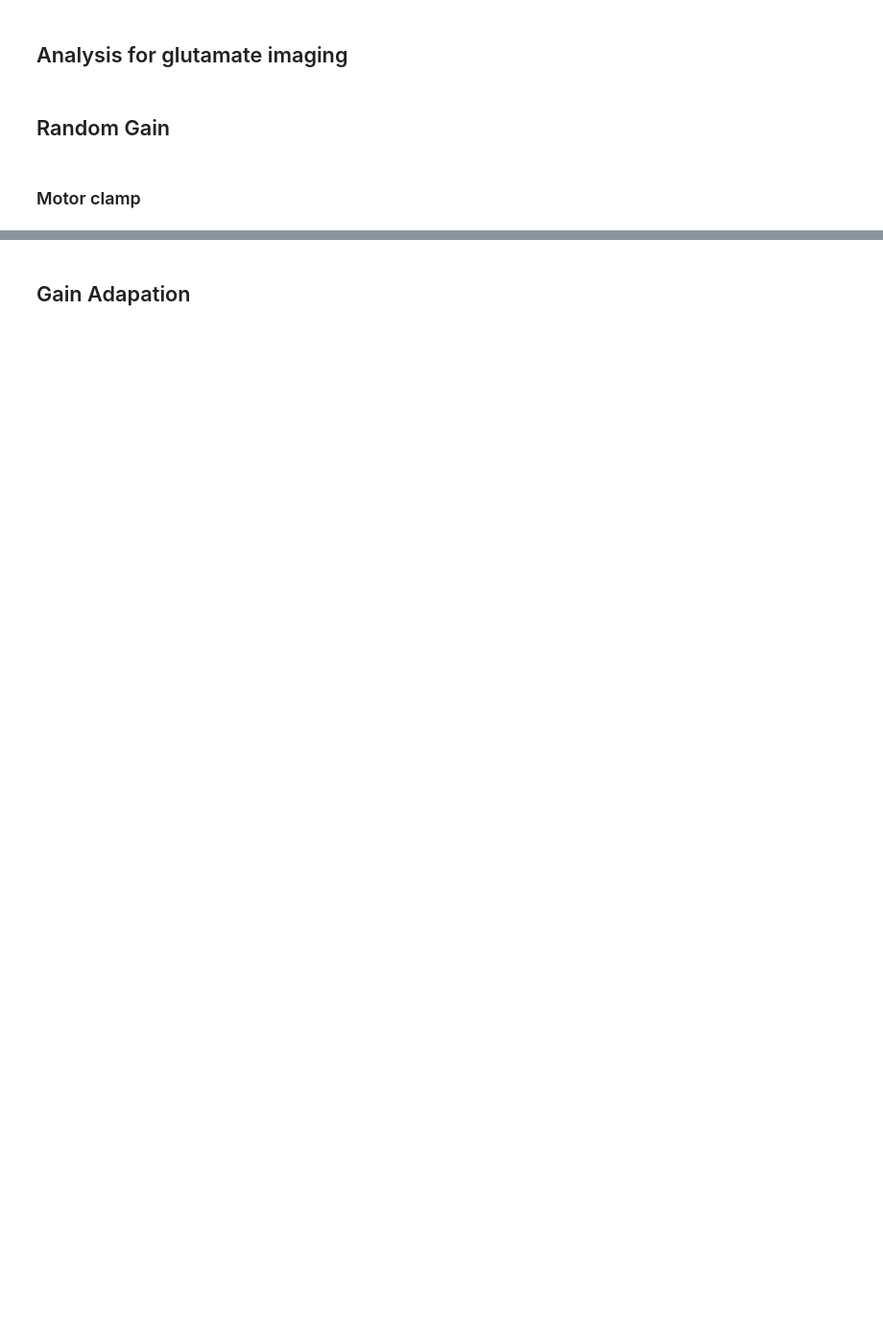
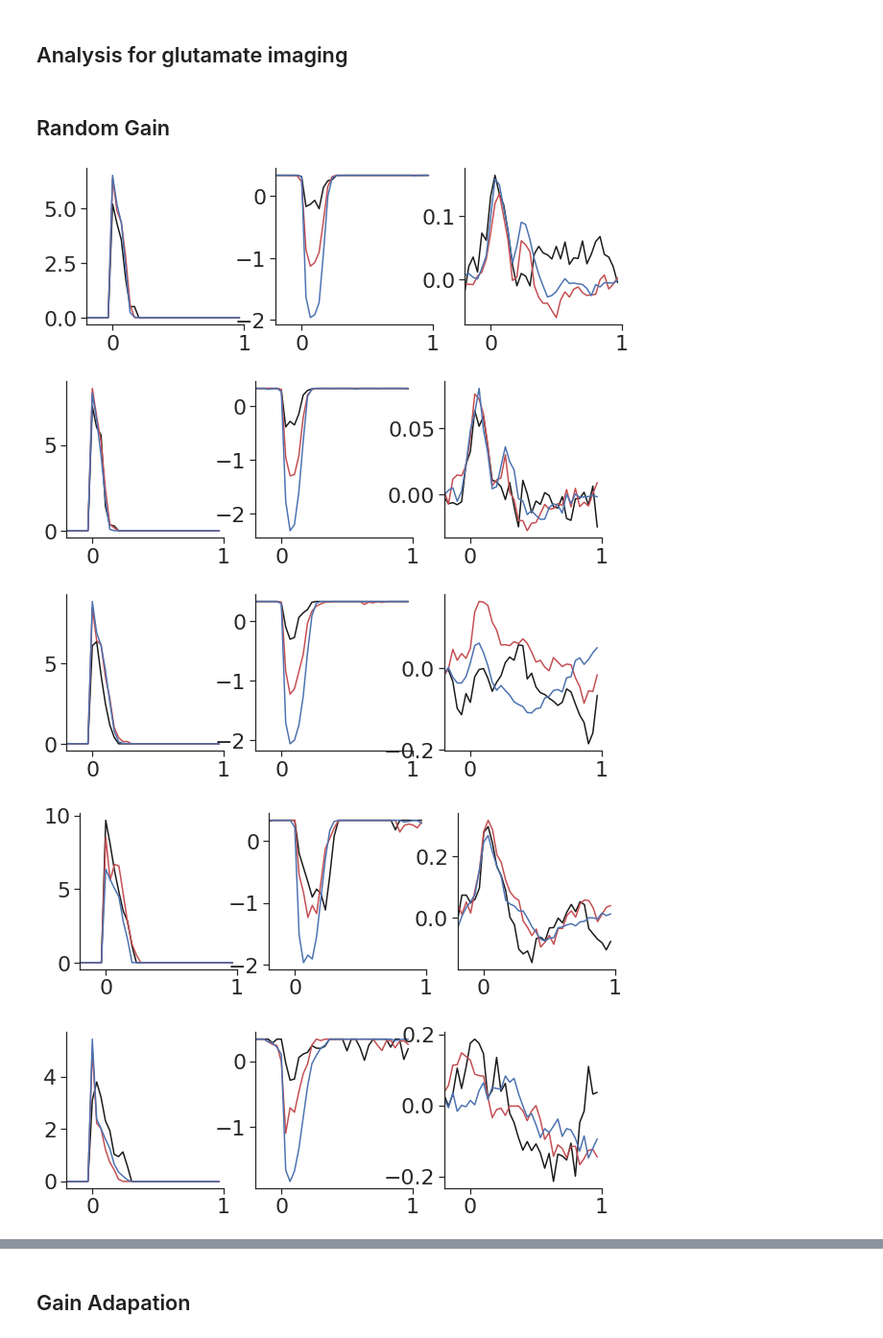
Before and after one commit to zqwei/DRN_voltage_analysis, a Jupyter notebook: Notebooks/glu_gain_task_fishes.ipynb, the cells around one changed output, grey strips where cells are left out. Shown at 96% size. Drawn from its saved outputs; the diff is of its cells as text; code cells hidden in the pictures; blank space fills up the shorter version.

```diff
--- a/Notebooks/glu_gain_task_fishes.ipynb
+++ b/Notebooks/glu_gain_task_fishes.ipynb
@@ -24,8 +24,6 @@ dat_folder = '/nrs/ahrens/Ziqiang/Takashi_DRN_project/GlutData/'
 dir_folder = Path(dat_folder)
 # %% [markdown]
 ## Random Gain
-# %% [markdown]
-### Motor clamp
 # %%
 frame_rate = 30
 t_pre = 20
@@ -128,7 +127,7 @@ for index, row in dat_xls_file.iterrows():
                 pswim_pre[ns] = np.sqrt(l_swim**2 + r_swim**2)*100000
                 vis_pre[ns] = -frame_stimParams[0,(pre_swim-t_pre):(pre_swim+t_post)]*10000
         valid_ = pswim_[:, -t_valid:].sum(axis=-1)==0
-        valid_ = valid_ & (pswim_.max(axis=-1)<20)
+        valid_ = valid_ & (pswim_.max(axis=-1)<20) # results hold as it changed to 100
         valid_ = valid_ & (pswim_[:, :t_pre].sum(axis=-1)==0)
         valid_ = valid_ & (np.isnan(pswim_pre).sum(axis=-1)==0)
         dff_list.append(dff_[valid_])
@@ -137,44 +136,52 @@ for index, row in dat_xls_file.iterrows():
         ppswim_list.append(pswim_pre[valid_])
         pvis_list.append(vis_pre[valid_])
 
-#     fig, ax = plt.subplots(1, 3, figsize=(10, 3))
-#     ax = ax.flatten()
-#     color_list = ['k', 'r', 'b']
-#     for n in range(3):
-#         ax[0].plot(np.arange(-t_pre, t_post)/frame_rate, pswim_list[n].mean(axis=0), color_list[n])
-#         ax[1].plot(np.arange(-t_pre, t_post)/frame_rate, vis_list[n].mean(axis=0), color_list[n])
-#         ax[2].plot(np.arange(-t_pre, t_post)/frame_rate, dff_list[n].mean(axis=0).mean(axis=-1)*100, color_list[n])
-#     sns.despine()
-#     ax[0].set_xlim([-0.2, 1.0])
-#     ax[1].set_xlim([-0.2, 1.0])
-#     ax[2].set_xlim([-0.2, 1.0])
-#     plt.show()
+    fig, ax = plt.subplots(1, 3, figsize=(10, 3))
+    ax = ax.flatten()
+    color_list = ['k', 'r', 'b']
+    for n in range(3):
+        ax[0].plot(np.arange(-t_pre, t_post)/frame_rate, pswim_list[n].mean(axis=0), color_list[n])
+        ax[1].plot(np.arange(-t_pre, t_post)/frame_rate, vis_list[n].mean(axis=0), color_list[n])
+        ax[2].plot(np.arange(-t_pre, t_post)/frame_rate, dff_list[n].mean(axis=0).mean(axis=-1)*100, color_list[n])
+    sns.despine()
+    ax[0].set_xlim([-0.2, 1.0])
+    ax[1].set_xlim([-0.2, 1.0])
+    ax[2].set_xlim([-0.2, 1.0])
+    plt.show()
 
     fish_list.append(folder+fish[:5])
     tmp1 = []
     tmp2 = []
     for n in range(3):
         ave_dff = dff_list[n].mean(axis=-1)*100
         v_ = -(vis_list[n][:, :].min(axis=-1))
         d_ = ave_dff[:, t_pre+6:t_pre+10].mean(axis=-1)
         tmp1.append(v_)
         tmp2.append(d_)
     vel_list.append(spearmanr(np.concatenate(tmp1), np.concatenate(tmp2)))
 
     tmp1 = []
     tmp2 = []
+    tmp_list = []
     for n in range(3):
         ave_dff = dff_list[n].mean(axis=-1)*100
         v_ = -(vis_list[n][:, :].min(axis=-1))
         p_ = pswim_list[n][:, :].max(axis=-1)
         d_ = ave_dff[:, t_pre-2:t_pre+2].mean(axis=-1)
         tmp1.append(p_)
-        # tmp1.append(v_)
         tmp2.append(d_)
+        tmp_list.append(spearmanr(p_, d_))
+    power_con_list.append(np.array(tmp_list))
 #         plt.scatter(v_, d_, c=color_list[n], label=f'Gain #{n}', alpha=0.8)
 #     plt.xlabel('Swim power')
 #     plt.ylabel('dF/F')
 #     # plt.legend()
 #     sns.despine()
 #     plt.show()
     power_list.append(spearmanr(np.concatenate(tmp1), np.concatenate(tmp2)))
+# %% [output]
+[figure, added]
+[figure, added]
+[figure, added]
+[figure, added]
+[figure, added]
```
Also changed, not shown: parts of 10 cells of this notebook, 2 other files.
